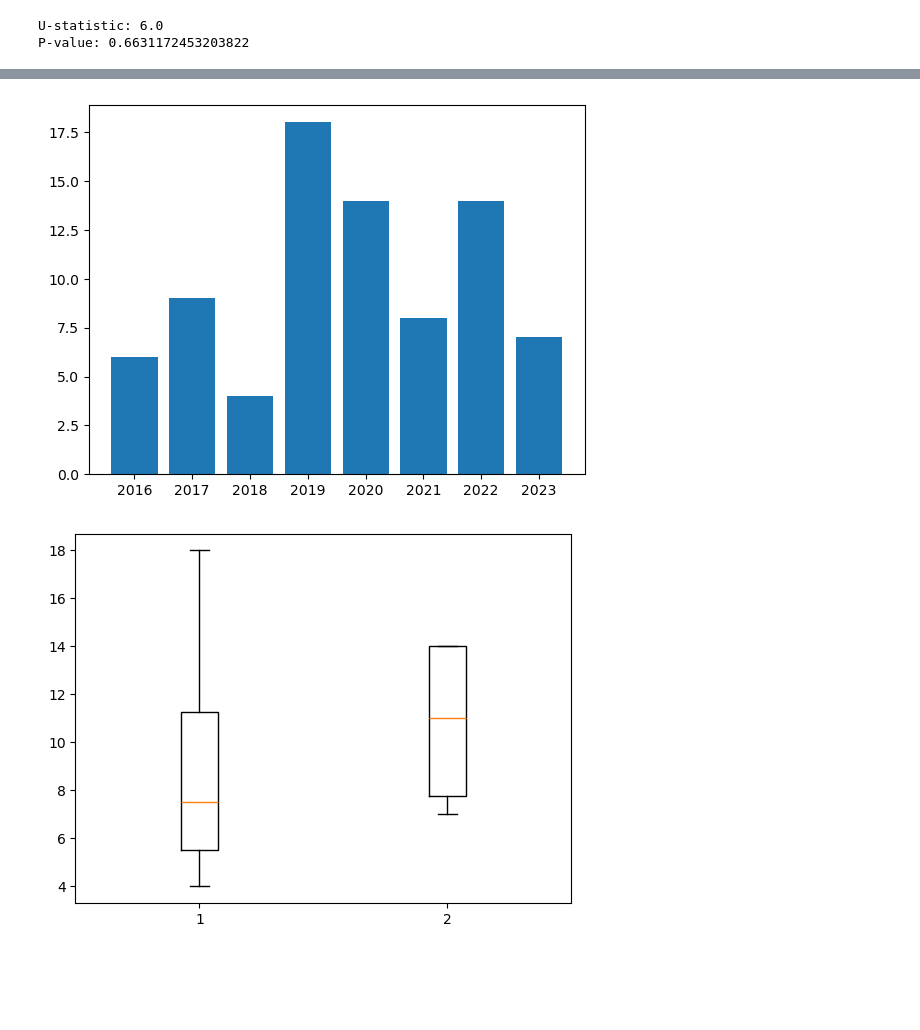
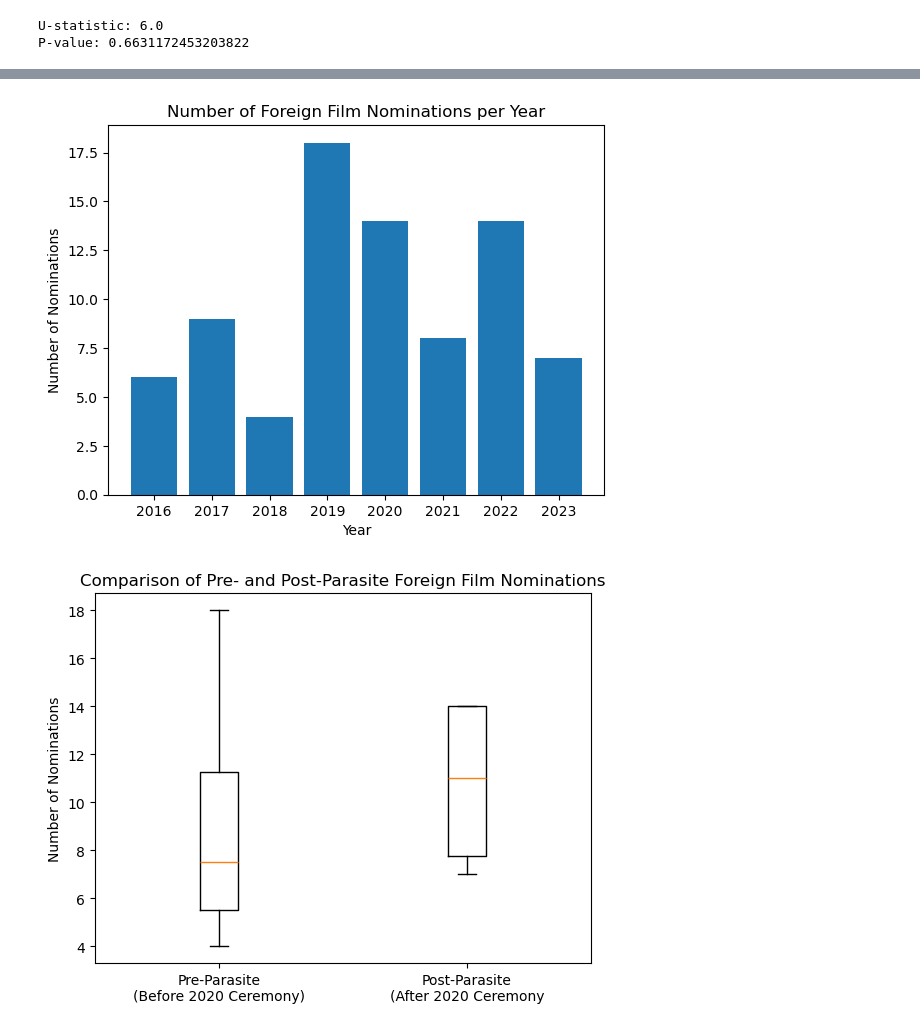
Before and after one commit to maggie63/cpsc368_group19, a Jupyter notebook: phase-3.ipynb, the cells around one changed output, grey strips where cells are left out. Cells and saved outputs as stored; diff of their text form; code cells hidden in the pictures; blank space fills up the shorter version.

Commit message:
Added labels to query 3 plots

```diff
--- a/phase-3.ipynb
+++ b/phase-3.ipynb
@@ -152,12 +154,17 @@ print(foreign_noms)
 7  2020           14
 # %%
 plt.bar(foreign_noms['Year'], foreign_noms['Nominations'])
+plt.title('Number of Foreign Film Nominations per Year')
+plt.xlabel('Year')
+plt.ylabel('Number of Nominations')
 plt.show()
 # %% [output]
-[figure, old version]
+[figure, new version]
 # %%
 boxplot_data = [pre_2020_df['Nominations'], post_2020_df['Nominations']]
-plt.boxplot(boxplot_data)
+plt.boxplot(boxplot_data, tick_labels = ['Pre-Parasite\n(Before 2020 Ceremony)','Post-Parasite\n(After 2020 Ceremony'])
+plt.title('Comparison of Pre- and Post-Parasite Foreign Film Nominations')
+plt.ylabel('Number of Nominations')
 plt.show()
 # %% [output]
-[figure, old version]
+[figure, new version]
```
Also changed, not shown: parts of 3 cells of this notebook.
